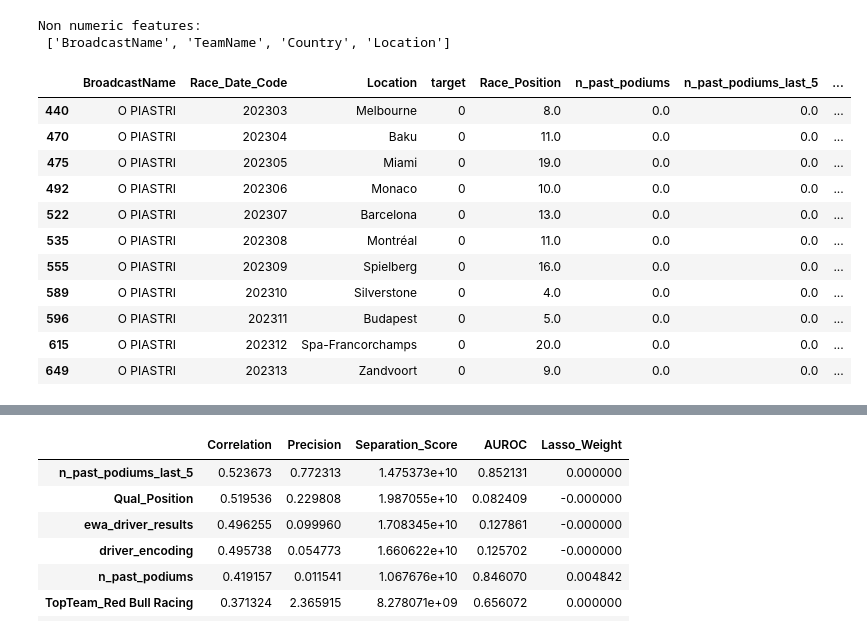
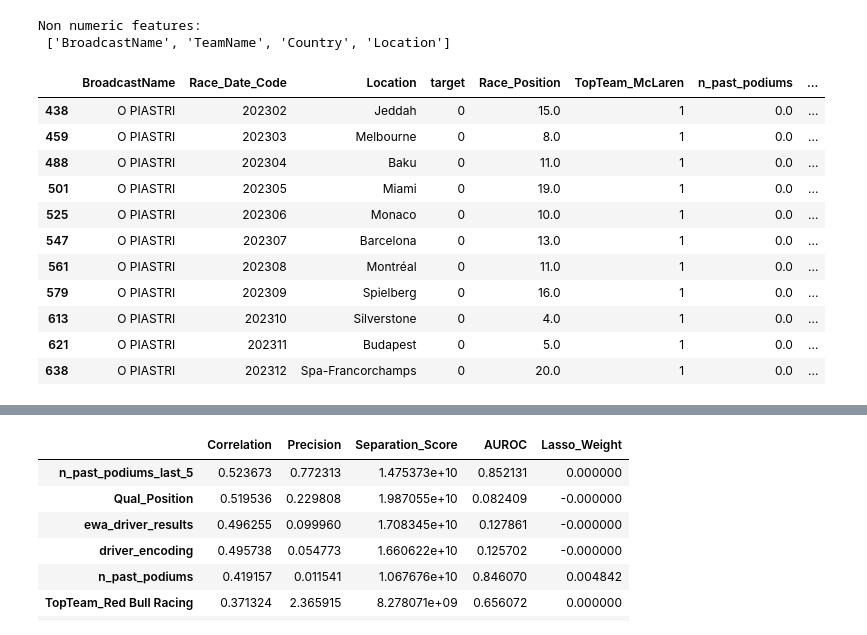
Before and after one commit to rohank36/f1, a Jupyter notebook: experiment.ipynb, the cells around one changed output, grey strips where cells are left out. Drawn from its saved outputs; the diff is of its cells as text; code cells hidden in the pictures.

```diff
--- a/experiment.ipynb
+++ b/experiment.ipynb
@@ -11,18 +11,18 @@ Non numeric features:
 # %%
 data = dataset.get_data()
 # %%
-cols = ["BroadcastName", "Race_Date_Code", "Location","target","Race_Position", "n_past_podiums","n_past_podiums_last_5","driver_encoding","ewa_driver_results"]
+cols = ["BroadcastName", "Race_Date_Code", "Location","target","Race_Position", "TopTeam_McLaren","n_past_podiums","n_past_podiums_last_5","driver_encoding","ewa_driver_results"]
 data.loc[data["BroadcastName"] == "O PIASTRI", cols].iloc[0:11]
 # %% [output]
-|  | BroadcastName | Race_Date_Code | Location | target | Race_Position | n_past_podiums | n_past_podiums_last_5 | ... |
-| 440 | O PIASTRI | 202303 | Melbourne | 0 | 8.0 | 0.0 | 0.0 | ... |
-| 470 | O PIASTRI | 202304 | Baku | 0 | 11.0 | 0.0 | 0.0 | ... |
-| 475 | O PIASTRI | 202305 | Miami | 0 | 19.0 | 0.0 | 0.0 | ... |
-| 492 | O PIASTRI | 202306 | Monaco | 0 | 10.0 | 0.0 | 0.0 | ... |
-| 522 | O PIASTRI | 202307 | Barcelona | 0 | 13.0 | 0.0 | 0.0 | ... |
-| 535 | O PIASTRI | 202308 | Montréal | 0 | 11.0 | 0.0 | 0.0 | ... |
-| 555 | O PIASTRI | 202309 | Spielberg | 0 | 16.0 | 0.0 | 0.0 | ... |
-| 589 | O PIASTRI | 202310 | Silverstone | 0 | 4.0 | 0.0 | 0.0 | ... |
-| 596 | O PIASTRI | 202311 | Budapest | 0 | 5.0 | 0.0 | 0.0 | ... |
-| 615 | O PIASTRI | 202312 | Spa-Francorchamps | 0 | 20.0 | 0.0 | 0.0 | ... |
-| 649 | O PIASTRI | 202313 | Zandvoort | 0 | 9.0 | 0.0 | 0.0 | ... |
+|  | BroadcastName | Race_Date_Code | Location | target | Race_Position | TopTeam_McLaren | n_past_podiums | ... |
+| 438 | O PIASTRI | 202302 | Jeddah | 0 | 15.0 | 1 | 0.0 | ... |
+| 459 | O PIASTRI | 202303 | Melbourne | 0 | 8.0 | 1 | 0.0 | ... |
+| 488 | O PIASTRI | 202304 | Baku | 0 | 11.0 | 1 | 0.0 | ... |
+| 501 | O PIASTRI | 202305 | Miami | 0 | 19.0 | 1 | 0.0 | ... |
+| 525 | O PIASTRI | 202306 | Monaco | 0 | 10.0 | 1 | 0.0 | ... |
+| 547 | O PIASTRI | 202307 | Barcelona | 0 | 13.0 | 1 | 0.0 | ... |
+| 561 | O PIASTRI | 202308 | Montréal | 0 | 11.0 | 1 | 0.0 | ... |
+| 579 | O PIASTRI | 202309 | Spielberg | 0 | 16.0 | 1 | 0.0 | ... |
+| 613 | O PIASTRI | 202310 | Silverstone | 0 | 4.0 | 1 | 0.0 | ... |
+| 621 | O PIASTRI | 202311 | Budapest | 0 | 5.0 | 1 | 0.0 | ... |
+| 638 | O PIASTRI | 202312 | Spa-Francorchamps | 0 | 20.0 | 1 | 0.0 | ... |
```
Also changed, not shown: parts of 1 cell of this notebook, 4 other files.
